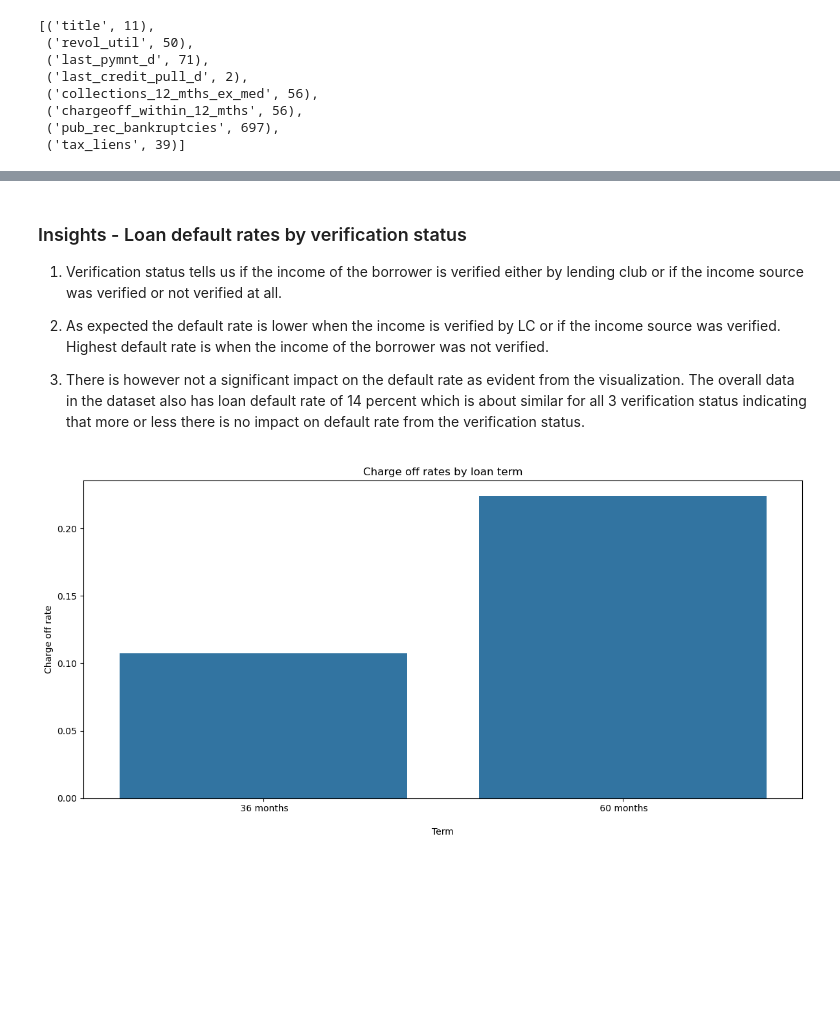
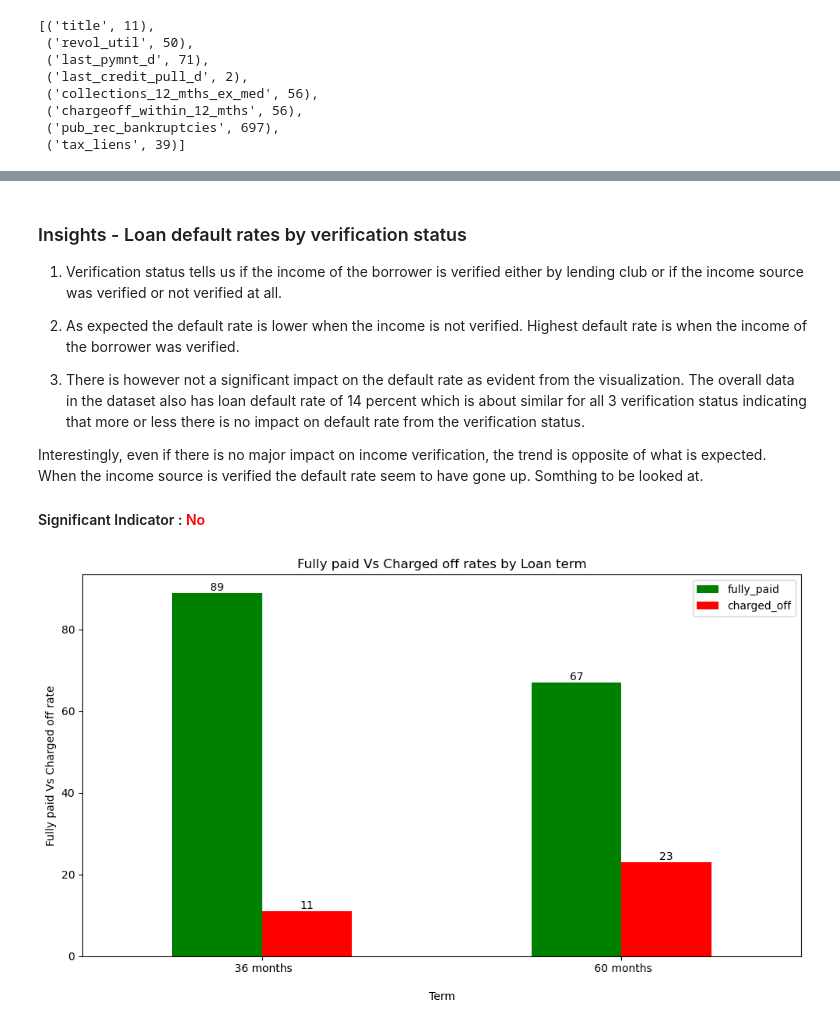
Before and after one commit to ranju1729/lending_club_case_study, a Jupyter notebook: Lending_Club_Case_Study.ipynb, the cells around one changed output, grey strips where cells are left out. Saved outputs shown, nothing was run; the diff lists cells and outputs as text; code cells hidden in the pictures; blank space fills up the shorter version.

```diff
--- a/Lending_Club_Case_Study.ipynb
+++ b/Lending_Club_Case_Study.ipynb
@@ -238,7 +305,7 @@ lending_df['int_rate'] = lending_df['int_rate'].apply(lambda x: str(x).replace('
 lending_df['int_rate'] = lending_df['int_rate'].apply(lambda x: float(x))
 # %%
 # extract first three numerical number from zip code
-lending_df['zip_code'] = lending_df['zip_code'].apply(lambda x: x[:3])
+lending_df['zip_code'] = lending_df['zip_code'].apply(lambda x:str(x)[:3])
 lending_df['zip_code'] = lending_df['zip_code'].apply(lambda x: int(x))
 # %%
 #add a new column earliest_cr_year by extracting year part from earliest_cr_line
@@ -378,0 +469,21 @@ plt.show()
+# %%
+# charge_off and fully_paid rates by verification status
+verification_df = lending_df[['verification_status']]
+verification_df['fully_paid']= np.where(lending_df['loan_status'] =='Fully Paid', 1,0 )
+verification_df['charged_off']= np.where(lending_df['loan_status'] =='Charged Off', 1,0 )
+
+# get charge_off and fully_paid rates
+charge_paid_rt = verification_df.groupby(['verification_status'])[['fully_paid','charged_off']].mean().reset_index()
+charge_paid_rt[['fully_paid','charged_off']]=(charge_paid_rt[['fully_paid','charged_off']]*100).round()
+
+
+# plot
+ax=charge_paid_rt.plot(kind='bar',figsize=(10, 6),  color=['green', 'red'])
+for container in ax.containers:
+   ax.bar_label(container)
+plt.xlabel('\nVerification Status')
+plt.ylabel('Fully paid Vs Charged off rate')
+plt.title('Fully paid Vs Charged off rates by Verification status')
+plt.xticks(charge_paid_rt.index, charge_paid_rt['verification_status'], rotation=0)
+plt.tight_layout()
+plt.show()
@@ -380,27 +493,35 @@ plt.show()
 ### Insights - Loan default rates by verification status
 1) Verification status tells us if the income of the borrower is verified either by lending club or if the income source was verified or not verified at all.
 
-2) As expected the default rate is lower when the income is verified by LC or if the income source was verified. Highest default rate is when the income of the borrower was not verified.
+2) As expected the default rate is lower when the income is not verified. Highest default rate is when the income of the borrower was verified.
 
 3) There is however not a significant impact on the default rate as evident from the visualization. The overall data in the dataset also has loan default rate of 14 percent which is about similar for all 3 verification status indicating that more or less there is no impact on default rate from the verification status.
+
+Interestingly, even if there is no major impact on income verification, the trend is opposite of what is expected. When the income source is verified the default rate seem to have gone up. Somthing to be looked at.
+
+#### Significant Indicator :  <font color='red'>No</font>
 # %%
-# impact of loan term
-term_df = lending_df[['term', 'loan_status']]
+# charge_off and fully_paid rates by loan term
+term_df = lending_df[['term']]
+term_df['fully_paid']= np.where(lending_df['loan_status'] =='Fully Paid', 1,0 )
+term_df['charged_off']= np.where(lending_df['loan_status'] =='Charged Off', 1,0 )
 
-# get default rate based on loan term
-charge_off_rt = term_df.groupby('term').apply(lambda x:(x['loan_status'] == 'Charged Off').mean()).reset_index(name='charge off rate')
+# get charge_off and fully_paid rates
+charge_paid_rt = term_df.groupby(['term'])[['fully_paid','charged_off']].mean().reset_index()
+charge_paid_rt[['fully_paid','charged_off']]=(charge_paid_rt[['fully_paid','charged_off']]*100).round()
 
 # plot
-plt.figure(figsize=(12,6))
-sns.barplot(x=charge_off_rt.index, y=charge_off_rt['charge off rate'])
+ax=charge_paid_rt.plot(kind='bar',figsize=(10, 6),  color=['green', 'red'])
+for container in ax.containers:
+    ax.bar_label(container)
 plt.xlabel('\nTerm')
-plt.ylabel('Charge off rate')
-plt.title('Charge off rates by loan term')
-plt.xticks(charge_off_rt.index, charge_off_rt['term'])
+plt.ylabel('Fully paid Vs Charged off rate')
+plt.title('Fully paid Vs Charged off rates by Loan term')
+plt.xticks(charge_paid_rt.index, charge_paid_rt['term'], rotation=0)
 plt.tight_layout()
 plt.show()
 # %% [output]
-[figure, old version]
+[figure, new version]
 # %% [markdown]
 ### Insights - Loan default rates by loan term
 1) There are only two loan terms in the dataset, 36 months and 60 months.
```
Also changed, not shown: parts of 77 cells of this notebook.
